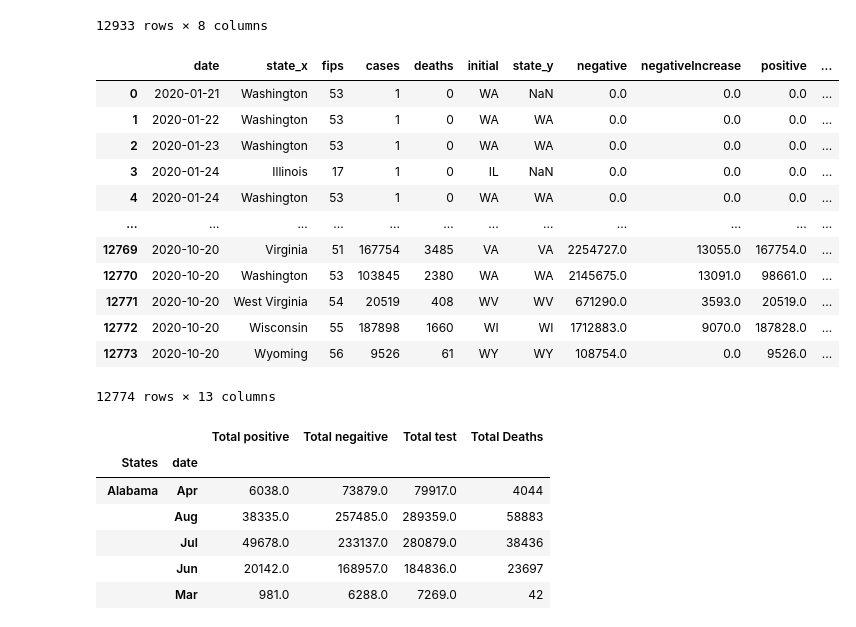
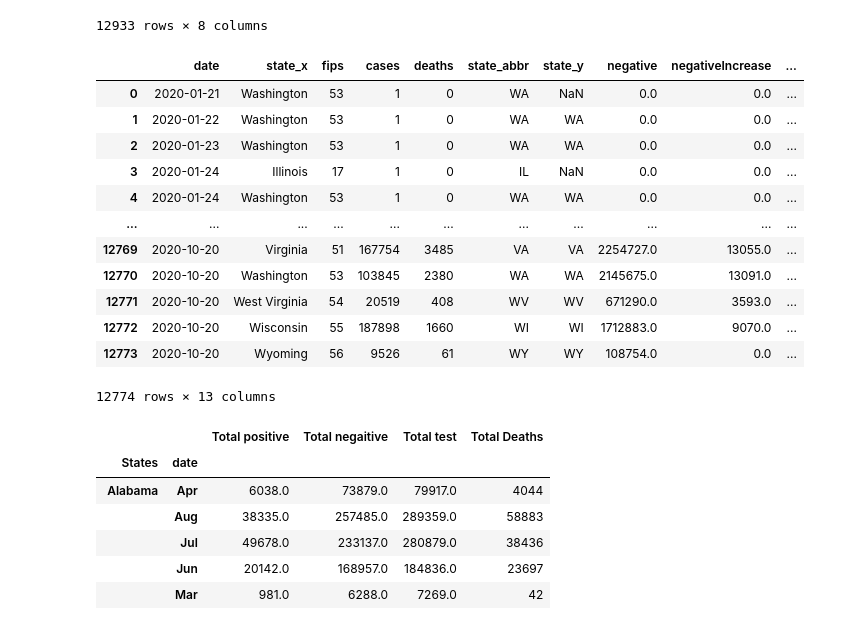
Before and after one commit to carrillofatima/UCI_Project-1_Group, a Jupyter notebook: Combine_dataframe.ipynb, the cells around one changed output. Drawn from its saved outputs; the diff is of its cells as text; code cells hidden in the pictures.

```diff
--- a/Combine_dataframe.ipynb
+++ b/Combine_dataframe.ipynb
@@ -55,29 +45,29 @@ reduced_covidtrack_data
 # %%
 NYtimes_data["date"]=pd.to_datetime(NYtimes_data["date"])
 # %%
-new_data= pd.merge(NYtimes_data, state_list_data, on="state",how="left")
-final_data = pd.merge(new_data, reduced_covidtrack_data,left_on=["date","initial"],right_on=["date","state"],how="left")
+new_data= pd.merge(NYtimes_data, keydf, on="state",how="left")
+final_data = pd.merge(new_data, reduced_covidtrack_data,left_on=["date","state_abbr"],right_on=["date","state"],how="left")
 final_data['negative'] = final_data['negative'].fillna(0)
 final_data['negativeIncrease'] = final_data['negativeIncrease'].fillna(0)
 final_data['positive'] = final_data['positive'].fillna(0)
 final_data['positiveIncrease'] = final_data['positiveIncrease'].fillna(0)
 final_data['totalTestResults'] = final_data['totalTestResults'].fillna(0)
 final_data['totalTestResultsIncrease'] = final_data['totalTestResultsIncrease'].fillna(0)
 # final_data["total count"]=final_data["positive"]+final_data["negative"]
 final_data
 # %% [output]
-|  | date | state_x | fips | cases | deaths | initial | state_y | negative | negativeIncrease | positive | ... |
-| 0 | 2020-01-21 | Washington | 53 | 1 | 0 | WA | NaN | 0.0 | 0.0 | 0.0 | ... |
-| 1 | 2020-01-22 | Washington | 53 | 1 | 0 | WA | WA | 0.0 | 0.0 | 0.0 | ... |
-| 2 | 2020-01-23 | Washington | 53 | 1 | 0 | WA | WA | 0.0 | 0.0 | 0.0 | ... |
-| 3 | 2020-01-24 | Illinois | 17 | 1 | 0 | IL | NaN | 0.0 | 0.0 | 0.0 | ... |
-| 4 | 2020-01-24 | Washington | 53 | 1 | 0 | WA | WA | 0.0 | 0.0 | 0.0 | ... |
-| ... | ... | ... | ... | ... | ... | ... | ... | ... | ... | ... | ... |
-| 12769 | 2020-10-20 | Virginia | 51 | 167754 | 3485 | VA | VA | 2254727.0 | 13055.0 | 167754.0 | ... |
-| 12770 | 2020-10-20 | Washington | 53 | 103845 | 2380 | WA | WA | 2145675.0 | 13091.0 | 98661.0 | ... |
-| 12771 | 2020-10-20 | West Virginia | 54 | 20519 | 408 | WV | WV | 671290.0 | 3593.0 | 20519.0 | ... |
-| 12772 | 2020-10-20 | Wisconsin | 55 | 187898 | 1660 | WI | WI | 1712883.0 | 9070.0 | 187828.0 | ... |
-| 12773 | 2020-10-20 | Wyoming | 56 | 9526 | 61 | WY | WY | 108754.0 | 0.0 | 9526.0 | ... |
+|  | date | state_x | fips | cases | deaths | state_abbr | state_y | negative | negativeIncrease | ... |
+| 0 | 2020-01-21 | Washington | 53 | 1 | 0 | WA | NaN | 0.0 | 0.0 | ... |
+| 1 | 2020-01-22 | Washington | 53 | 1 | 0 | WA | WA | 0.0 | 0.0 | ... |
+| 2 | 2020-01-23 | Washington | 53 | 1 | 0 | WA | WA | 0.0 | 0.0 | ... |
+| 3 | 2020-01-24 | Illinois | 17 | 1 | 0 | IL | NaN | 0.0 | 0.0 | ... |
+| 4 | 2020-01-24 | Washington | 53 | 1 | 0 | WA | WA | 0.0 | 0.0 | ... |
+| ... | ... | ... | ... | ... | ... | ... | ... | ... | ... | ... |
+| 12769 | 2020-10-20 | Virginia | 51 | 167754 | 3485 | VA | VA | 2254727.0 | 13055.0 | ... |
+| 12770 | 2020-10-20 | Washington | 53 | 103845 | 2380 | WA | WA | 2145675.0 | 13091.0 | ... |
+| 12771 | 2020-10-20 | West Virginia | 54 | 20519 | 408 | WV | WV | 671290.0 | 3593.0 | ... |
+| 12772 | 2020-10-20 | Wisconsin | 55 | 187898 | 1660 | WI | WI | 1712883.0 | 9070.0 | ... |
+| 12773 | 2020-10-20 | Wyoming | 56 | 9526 | 61 | WY | WY | 108754.0 | 0.0 | ... |
 12774 rows × 13 columns
 # %%
 renamed_df = final_data.rename(columns={"state_x":"States"})
```
Also changed, not shown: parts of 2 cells of this notebook.
